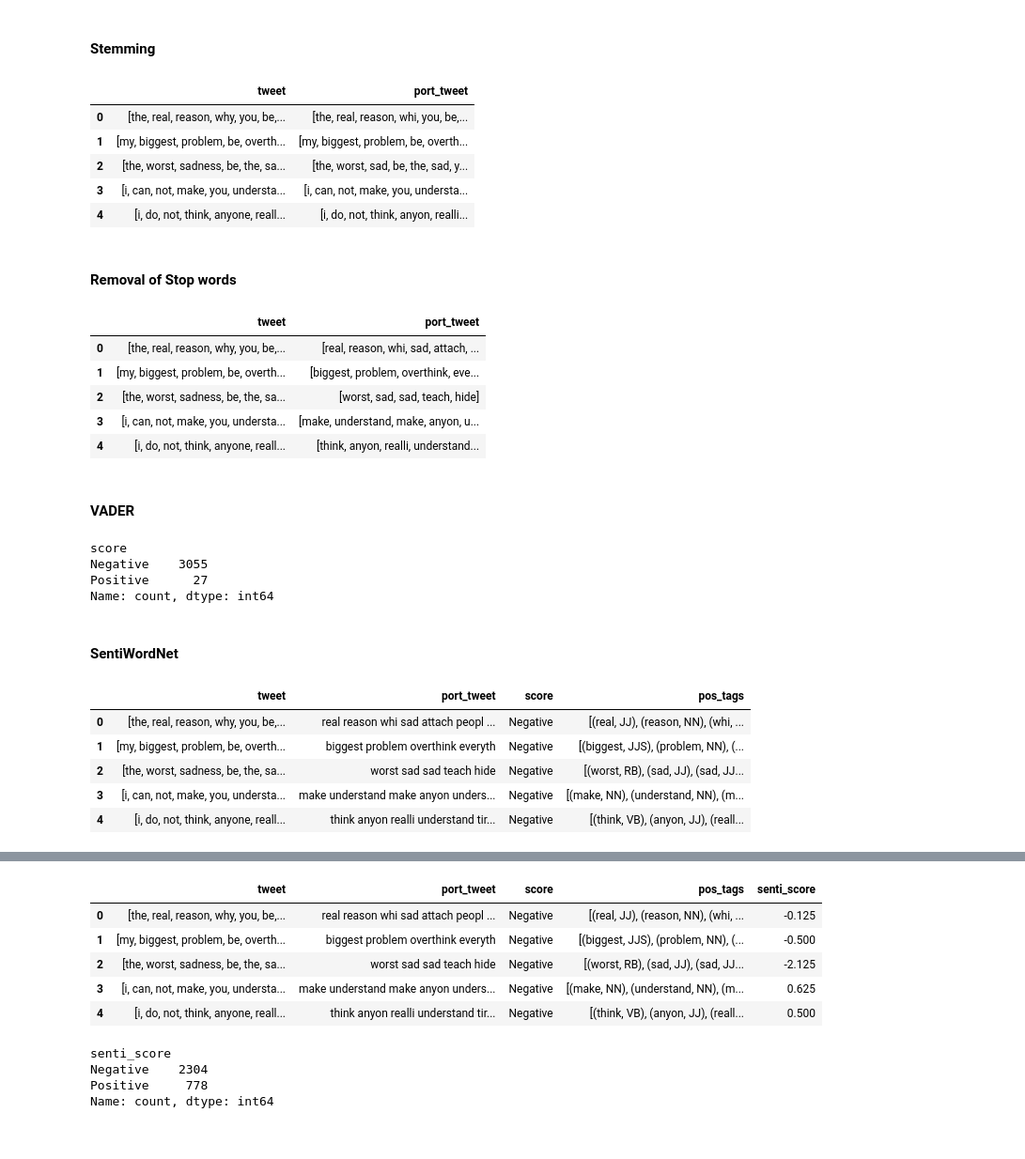
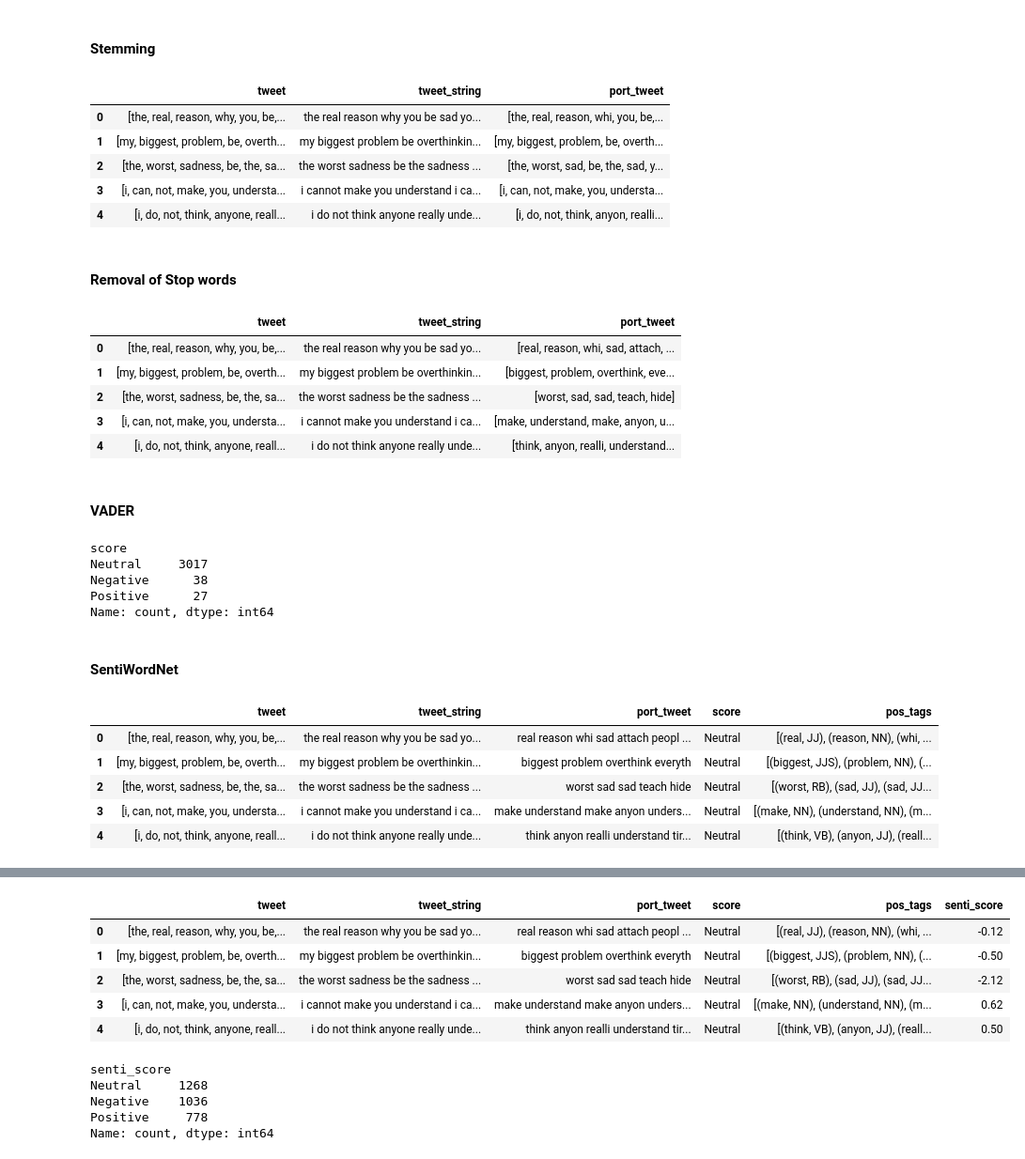
Before and after one commit to WillisYangg/FYP_Sentic_API, a Jupyter notebook: Labelled_Data/lexicon_compare.ipynb, the cells around one changed output, grey strips where cells are left out. Shown at 94% size. Cells and saved outputs as stored; diff of their text form; code cells hidden in the pictures.

```diff
--- a/Labelled_Data/lexicon_compare.ipynb
+++ b/Labelled_Data/lexicon_compare.ipynb
@@ -19,5 +17,6 @@ engine = sqlalchemy.create_engine('mysql+mysqlconnector://{0}:{1}@{2}/{3}'.
 labelled_df = pd.read_csv('clean_d_tweets.csv')
 df = pd.DataFrame(labelled_df['tweet'])
 df['tweet'] = df['tweet'].astype(str)
-df.dtypes
+df['tweet_string'] = df['tweet']
+df
 # %% [output]
@@ -48,12 +58,12 @@ df['port_tweet'] = df['tweet'].apply(lambda x: [porterstemmer.stem(word) for wor
 
 df.head()
 # %% [output]
-|  | tweet | port_tweet |
-| 0 | [the, real, reason, why, you, be,... | [the, real, reason, whi, you, be,... |
-| 1 | [my, biggest, problem, be, overth... | [my, biggest, problem, be, overth... |
-| 2 | [the, worst, sadness, be, the, sa... | [the, worst, sad, be, the, sad, y... |
-| 3 | [i, can, not, make, you, understa... | [i, can, not, make, you, understa... |
-| 4 | [i, do, not, think, anyone, reall... | [i, do, not, think, anyon, realli... |
+|  | tweet | tweet_string | port_tweet |
+| 0 | [the, real, reason, why, you, be,... | the real reason why you be sad yo... | [the, real, reason, whi, you, be,... |
+| 1 | [my, biggest, problem, be, overth... | my biggest problem be overthinkin... | [my, biggest, problem, be, overth... |
+| 2 | [the, worst, sadness, be, the, sa... | the worst sadness be the sadness ... | [the, worst, sad, be, the, sad, y... |
+| 3 | [i, can, not, make, you, understa... | i cannot make you understand i ca... | [i, can, not, make, you, understa... |
+| 4 | [i, do, not, think, anyone, reall... | i do not think anyone really unde... | [i, do, not, think, anyon, realli... |
 # %% [markdown]
 #### Removal of Stop words
 # %%
@@ -68,12 +78,12 @@ df['port_tweet'] = df['port_tweet'].apply(remove_stopwords)
 
 df.head()
 # %% [output]
-|  | tweet | port_tweet |
-| 0 | [the, real, reason, why, you, be,... | [real, reason, whi, sad, attach, ... |
-| 1 | [my, biggest, problem, be, overth... | [biggest, problem, overthink, eve... |
-| 2 | [the, worst, sadness, be, the, sa... | [worst, sad, sad, teach, hide] |
-| 3 | [i, can, not, make, you, understa... | [make, understand, make, anyon, u... |
-| 4 | [i, do, not, think, anyone, reall... | [think, anyon, realli, understand... |
+|  | tweet | tweet_string | port_tweet |
+| 0 | [the, real, reason, why, you, be,... | the real reason why you be sad yo... | [real, reason, whi, sad, attach, ... |
+| 1 | [my, biggest, problem, be, overth... | my biggest problem be overthinkin... | [biggest, problem, overthink, eve... |
+| 2 | [the, worst, sadness, be, the, sa... | the worst sadness be the sadness ... | [worst, sad, sad, teach, hide] |
+| 3 | [i, can, not, make, you, understa... | i cannot make you understand i ca... | [make, understand, make, anyon, u... |
+| 4 | [i, do, not, think, anyone, reall... | i do not think anyone really unde... | [think, anyon, realli, understand... |
 # %% [markdown]
 #### VADER
 # %%
@@ -82,11 +92,12 @@ from vaderSentiment.vaderSentiment import SentimentIntensityAnalyzer
 sentiment_analyzer = SentimentIntensityAnalyzer()
 df['score'] = df['port_tweet'].apply(lambda x: sentiment_analyzer.polarity_scores(x)['compound'])
 
-df['score'] = np.where(df['score'] <= 0, 'Negative', 'Positive')
+df['score'] = np.where(df['score'] < 0, 'Negative', np.where(df['score'] == 0, 'Neutral', 'Positive'))
 df['score'].value_counts()
 # %% [output]
 score
-Negative    3055
+Neutral     3017
+Negative      38
 Positive      27
 Name: count, dtype: int64
 # %% [markdown]
@@ -110,12 +121,12 @@ df['pos_tags'] = postagging
 
 df.head()
 # %% [output]
-|  | tweet | port_tweet | score | pos_tags |
-| 0 | [the, real, reason, why, you, be,... | real reason whi sad attach peopl ... | Negative | [(real, JJ), (reason, NN), (whi, ... |
-| 1 | [my, biggest, problem, be, overth... | biggest problem overthink everyth | Negative | [(biggest, JJS), (problem, NN), (... |
-| 2 | [the, worst, sadness, be, the, sa... | worst sad sad teach hide | Negative | [(worst, RB), (sad, JJ), (sad, JJ... |
-| 3 | [i, can, not, make, you, understa... | make understand make anyon unders... | Negative | [(make, NN), (understand, NN), (m... |
-| 4 | [i, do, not, think, anyone, reall... | think anyon realli understand tir... | Negative | [(think, VB), (anyon, JJ), (reall... |
+|  | tweet | tweet_string | port_tweet | score | pos_tags |
+| 0 | [the, real, reason, why, you, be,... | the real reason why you be sad yo... | real reason whi sad attach peopl ... | Neutral | [(real, JJ), (reason, NN), (whi, ... |
+| 1 | [my, biggest, problem, be, overth... | my biggest problem be overthinkin... | biggest problem overthink everyth | Neutral | [(biggest, JJS), (problem, NN), (... |
+| 2 | [the, worst, sadness, be, the, sa... | the worst sadness be the sadness ... | worst sad sad teach hide | Neutral | [(worst, RB), (sad, JJ), (sad, JJ... |
+| 3 | [i, can, not, make, you, understa... | i cannot make you understand i ca... | make understand make anyon unders... | Neutral | [(make, NN), (understand, NN), (m... |
+| 4 | [i, do, not, think, anyone, reall... | i do not think anyone really unde... | think anyon realli understand tir... | Neutral | [(think, VB), (anyon, JJ), (reall... |
 # %%
 from nltk.corpus import wordnet as wn
 from nltk.corpus import sentiwordnet as swn
@@ -165,7 +176,7 @@ for pos_val in df['pos_tags']:
             neg = neg + score[2]
         except:
             continue
-    senti_score.append(pos - neg)
+    senti_score.append(round((pos - neg),2))
     pos=neg=0
 
 df['senti_score'] = senti_score
@@ -187,15 +198,17 @@ df.head()
 Name: senti_score, Length: 3082, dtype: float64
-|  | tweet | port_tweet | score | pos_tags | senti_score |
-| 0 | [the, real, reason, why, you, be,... | real reason whi sad attach peopl ... | Negative | [(real, JJ), (reason, NN), (whi, ... | -0.125 |
-| 1 | [my, biggest, problem, be, overth... | biggest problem overthink everyth | Negative | [(biggest, JJS), (problem, NN), (... | -0.500 |
-| 2 | [the, worst, sadness, be, the, sa... | worst sad sad teach hide | Negative | [(worst, RB), (sad, JJ), (sad, JJ... | -2.125 |
-| 3 | [i, can, not, make, you, understa... | make understand make anyon unders... | Negative | [(make, NN), (understand, NN), (m... | 0.625 |
-| 4 | [i, do, not, think, anyone, reall... | think anyon realli understand tir... | Negative | [(think, VB), (anyon, JJ), (reall... | 0.500 |
+|  | tweet | tweet_string | port_tweet | score | pos_tags | senti_score |
+| 0 | [the, real, reason, why, you, be,... | the real reason why you be sad yo... | real reason whi sad attach peopl ... | Neutral | [(real, JJ), (reason, NN), (whi, ... | -0.12 |
+| 1 | [my, biggest, problem, be, overth... | my biggest problem be overthinkin... | biggest problem overthink everyth | Neutral | [(biggest, JJS), (problem, NN), (... | -0.50 |
+| 2 | [the, worst, sadness, be, the, sa... | the worst sadness be the sadness ... | worst sad sad teach hide | Neutral | [(worst, RB), (sad, JJ), (sad, JJ... | -2.12 |
+| 3 | [i, can, not, make, you, understa... | i cannot make you understand i ca... | make understand make anyon unders... | Neutral | [(make, NN), (understand, NN), (m... | 0.62 |
+| 4 | [i, do, not, think, anyone, reall... | i do not think anyone really unde... | think anyon realli understand tir... | Neutral | [(think, VB), (anyon, JJ), (reall... | 0.50 |
 # %%
-df['senti_score'] = np.where(df['senti_score'] <= 0, 'Negative', 'Positive')
+df['senti_score'] = df['senti_score'].replace(0.00, 0)
+df['senti_score'] = np.where(df['senti_score'] < 0, 'Negative', np.where(df['senti_score'] == 0, 'Neutral', 'Positive'))
 df['senti_score'].value_counts()
 # %% [output]
 senti_score
-Negative    2304
+Neutral     1268
+Negative    1036
 Positive     778
 Name: count, dtype: int64
```
Also changed, not shown: parts of 7 cells of this notebook.
